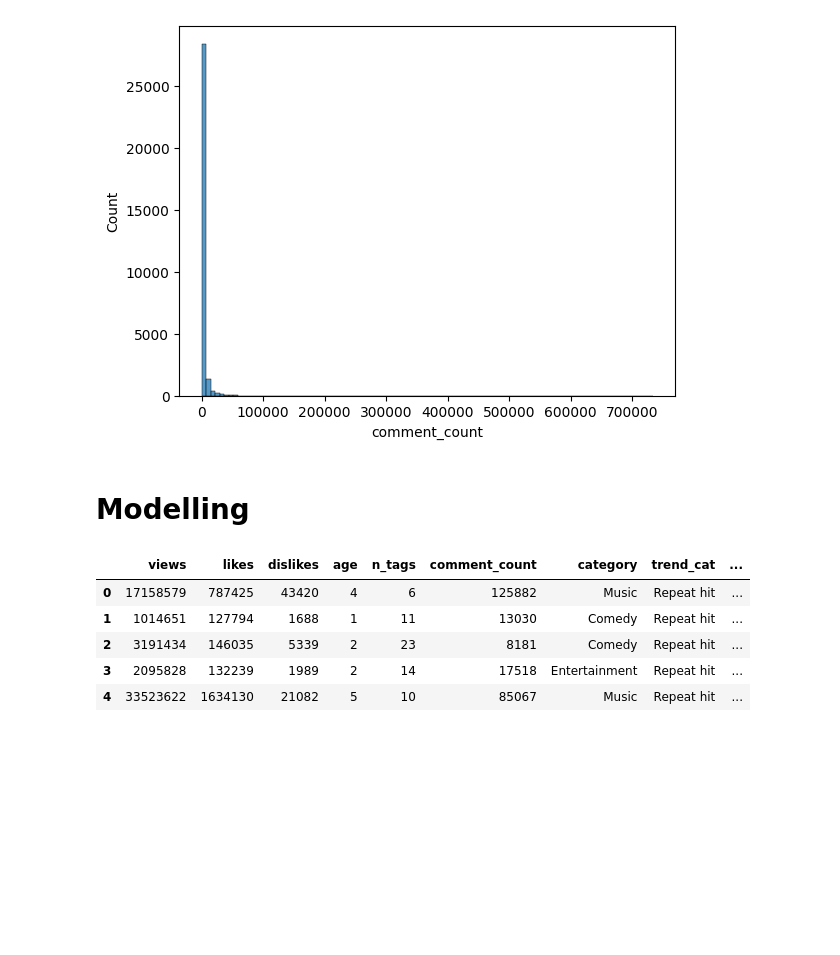
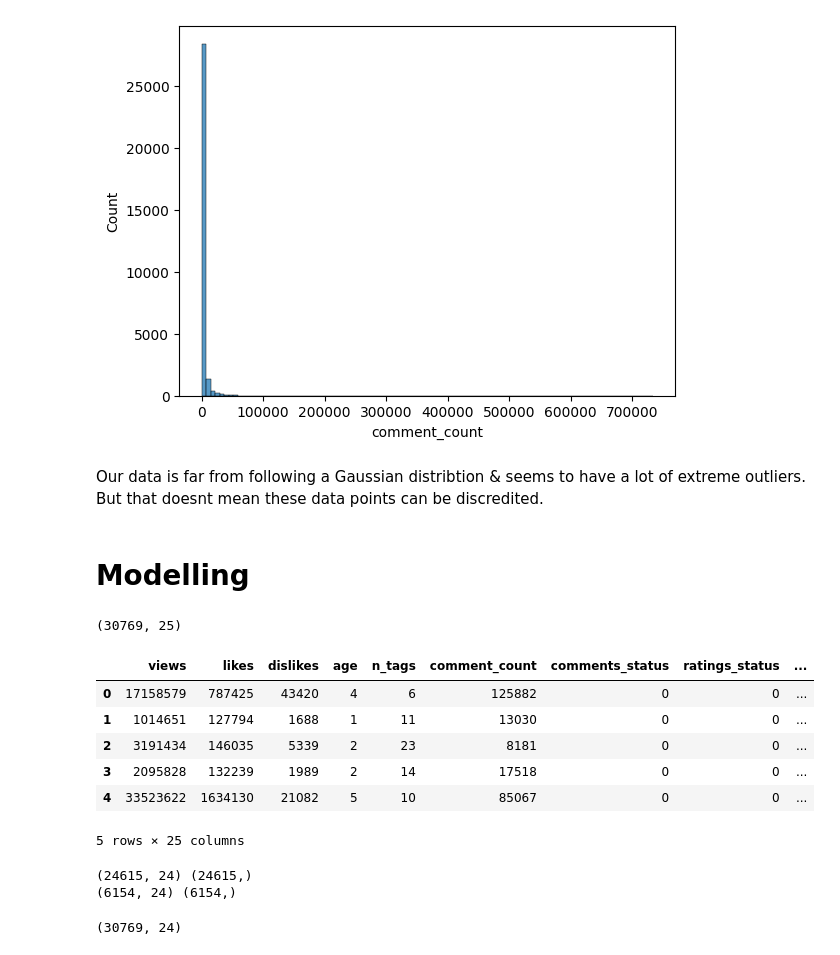
Before and after one commit to Thampi-hub/Springboard_RT, a Jupyter notebook: Capstone_2/2_DataWrangling/readData.ipynb, the cells around one changed output. Drawn from its saved outputs; the diff is of its cells as text; code cells hidden in the pictures; blank space fills up the shorter version.

```diff
--- a/Capstone_2/2_DataWrangling/readData.ipynb
+++ b/Capstone_2/2_DataWrangling/readData.ipynb
@@ -194,8 +194,8 @@ filtrData['trend_cat'] = np.select(trendCat_conditions, trendCat_values, default
 filtrData['age'] = (filtrData['trending_date'] - filtrData['publish_date']).dt.days.astype(int)
 
 #Comments and Rating status (helpful when encoding values pre-modelling)
-filtrData["comments_status"] = ["Enabled" if x==False else "Disabled" for x in filtrData["comments_disabled"]]
-filtrData["ratings_status"]  = ["Enabled" if x==False else "Disabled" for x in filtrData["ratings_disabled"]]
+filtrData["comments_status"] = filtrData["comments_disabled"].astype("int")
+filtrData["ratings_status"]  = filtrData["ratings_disabled"].astype("int")
 
 filtrData.head(5)
 # %% [output]
@@ -336,20 +336,25 @@ plt.show()
 [figure]
 [figure]
 [figure]
+# %% [markdown]
+Our data is far from following a Gaussian distribtion & seems to have a lot of extreme outliers. But that doesnt mean these data points can be discredited.
 # %% [markdown]
 # Modelling
 # %%
 retain_vars = ['views', 'likes', 'dislikes', 'age', 'n_tags', 'comment_count', #Numeric predictors
                'category', 'comments_status', 'ratings_status', #Categorical predictors
                'trend_cat']
 modelData = filtrData[retain_vars]
-modelData = pd.get_dummies(modelData, columns=["comments_status", "ratings_status"], drop_first=True)
+modelData = pd.get_dummies(modelData, columns=["category"], drop_first=True, dtype="int")
+
+print(modelData.shape)
 modelData.head()
-# modelData.drop("trend_cat", axis=1, inplace=True)
 # %% [output]
+(30769, 25)
-|  | views | likes | dislikes | age | n_tags | comment_count | category | trend_cat | ... |
-| 0 | 17158579 | 787425 | 43420 | 4 | 6 | 125882 | Music | Repeat hit | ... |
-| 1 | 1014651 | 127794 | 1688 | 1 | 11 | 13030 | Comedy | Repeat hit | ... |
-| 2 | 3191434 | 146035 | 5339 | 2 | 23 | 8181 | Comedy | Repeat hit | ... |
-| 3 | 2095828 | 132239 | 1989 | 2 | 14 | 17518 | Entertainment | Repeat hit | ... |
-| 4 | 33523622 | 1634130 | 21082 | 5 | 10 | 85067 | Music | Repeat hit | ... |
+|  | views | likes | dislikes | age | n_tags | comment_count | comments_status | ratings_status | ... |
+| 0 | 17158579 | 787425 | 43420 | 4 | 6 | 125882 | 0 | 0 | ... |
+| 1 | 1014651 | 127794 | 1688 | 1 | 11 | 13030 | 0 | 0 | ... |
+| 2 | 3191434 | 146035 | 5339 | 2 | 23 | 8181 | 0 | 0 | ... |
+| 3 | 2095828 | 132239 | 1989 | 2 | 14 | 17518 | 0 | 0 | ... |
+| 4 | 33523622 | 1634130 | 21082 | 5 | 10 | 85067 | 0 | 0 | ... |
+5 rows × 25 columns
@@ -360,0 +361,17 @@ modelData.head()
+# %%
+X = modelData.drop("trend_cat", axis=1)
+y = modelData['trend_cat']
+Xtrain, Xtest, ytrain, ytest = train_test_split(X, y,train_size = 0.80, random_state = 42)
+                                                # , stratify = y)
+
+print(Xtrain.shape, ytrain.shape)
+print(Xtest.shape, ytest.shape)
+
+print()
+# %% [output]
+(24615, 24) (24615,)
+(6154, 24) (6154,)
+# %%
+modelData.drop("trend_cat", axis=1).shape
+# %% [output]
+(30769, 24)
```
Also changed, not shown: parts of 1 cell of this notebook.
